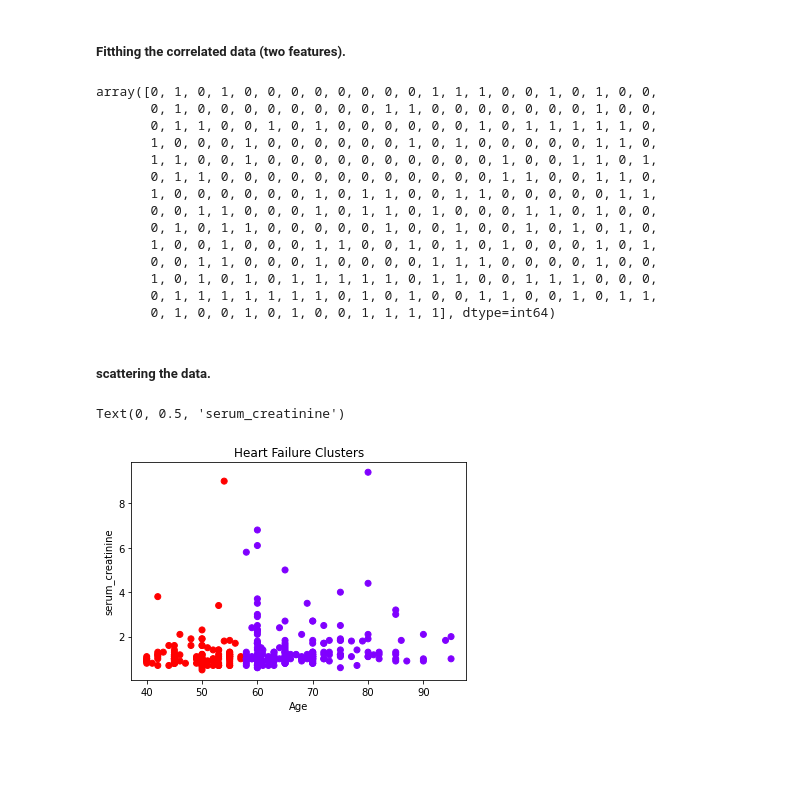
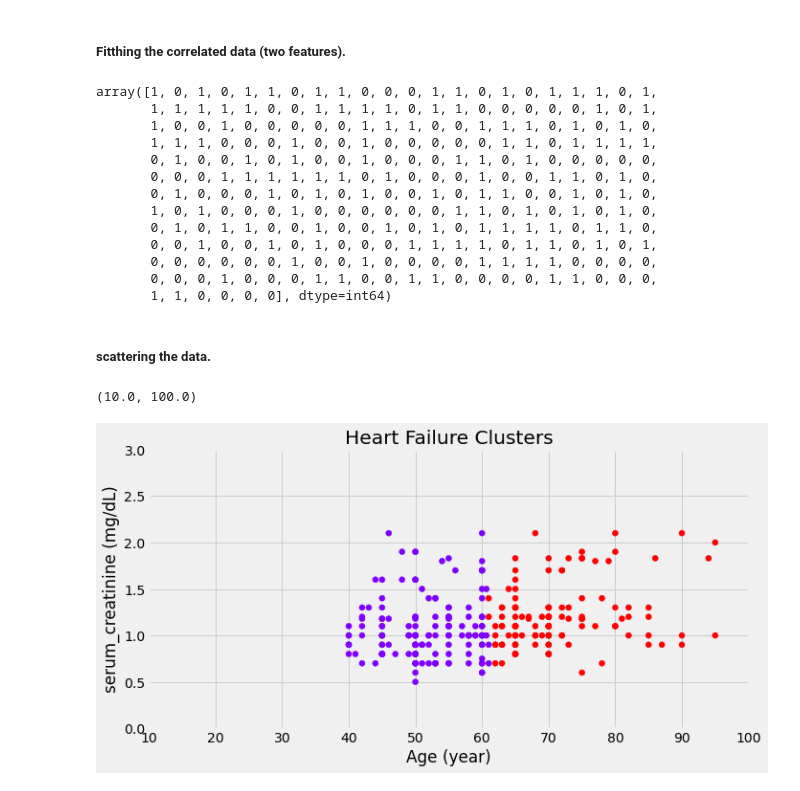
Before and after one commit to Nourhan-Adell/HeartFailure_Project, a Jupyter notebook: HeartFailure-project.ipynb, the cells around one changed output. Cells and saved outputs as stored; diff of their text form; code cells hidden in the pictures; blank space fills up the shorter version.

```diff
--- a/HeartFailure-project.ipynb
+++ b/HeartFailure-project.ipynb
@@ -37,6 +37,7 @@ import seaborn as sns
 from sklearn.cluster import AgglomerativeClustering
 from sklearn_extra.cluster import KMedoids
 import scipy.cluster.hierarchy as sch
+plt.style.use("fivethirtyeight")
 # %% [markdown]
 # Read csv file
 # %%
@@ -90,0 +127,20 @@ data.corrwith(y).plot(kind='bar', grid=True, figsize=(12, 8), title="Correlation
+# %%
+# calculation of first and third percentile
+
+Q1 = np.percentile(data['serum_creatinine'], 25,
+                   interpolation = 'midpoint')
+
+Q3 = np.percentile(data['serum_creatinine'], 75,
+                   interpolation = 'midpoint')
+IQR = Q3 - Q1
+# %%
+# Upper bound
+upper = np.where(data['serum_creatinine'] >= (Q3+1.5*IQR))
+# Lower bound
+lower = np.where(data['serum_creatinine'] <= (Q1-1.5*IQR))
+# %%
+''' Removing the Outliers '''
+data.drop(upper[0], inplace = True)
+data.drop(lower[0], inplace = True)
+
+print("New Shape: ", data.shape)
@@ -141,27 +201,29 @@ k_medoid_cluster=KMedoids(n_clusters=2,metric="manhattan",init="random")
 # %%
 k_medoid_cluster.fit_predict(correlatedData)
 # %% [output]
-array([0, 1, 0, 1, 0, 0, 0, 0, 0, 0, 0, 0, 1, 1, 1, 0, 0, 1, 0, 1, 0, 0,
-       0, 1, 0, 0, 0, 0, 0, 0, 0, 0, 1, 1, 0, 0, 0, 0, 0, 0, 0, 1, 0, 0,
-       0, 1, 1, 0, 0, 1, 0, 1, 0, 0, 0, 0, 0, 0, 1, 0, 1, 1, 1, 1, 1, 0,
-       1, 0, 0, 0, 1, 0, 0, 0, 0, 0, 0, 1, 0, 1, 0, 0, 0, 0, 0, 1, 1, 0,
-       1, 1, 0, 0, 1, 0, 0, 0, 0, 0, 0, 0, 0, 0, 0, 1, 0, 0, 1, 1, 0, 1,
-       0, 1, 1, 0, 0, 0, 0, 0, 0, 0, 0, 0, 0, 0, 0, 1, 1, 0, 0, 1, 1, 0,
-       1, 0, 0, 0, 0, 0, 0, 1, 0, 1, 1, 0, 0, 1, 1, 0, 0, 0, 0, 0, 1, 1,
-       0, 0, 1, 1, 0, 0, 0, 1, 0, 1, 1, 0, 1, 0, 0, 0, 1, 1, 0, 1, 0, 0,
-       0, 1, 0, 1, 1, 0, 0, 0, 0, 0, 1, 0, 0, 1, 0, 0, 1, 0, 1, 0, 1, 0,
-       1, 0, 0, 1, 0, 0, 0, 1, 1, 0, 0, 1, 0, 1, 0, 1, 0, 0, 0, 1, 0, 1,
-       0, 0, 1, 1, 0, 0, 0, 1, 0, 0, 0, 0, 1, 1, 1, 0, 0, 0, 0, 1, 0, 0,
-       1, 0, 1, 0, 1, 0, 1, 1, 1, 1, 1, 0, 1, 1, 0, 0, 1, 1, 1, 0, 0, 0,
-       0, 1, 1, 1, 1, 1, 1, 1, 0, 1, 0, 1, 0, 0, 1, 1, 0, 0, 1, 0, 1, 1,
-       0, 1, 0, 0, 1, 0, 1, 0, 0, 1, 1, 1, 1], dtype=int64)
+array([1, 0, 1, 0, 1, 1, 0, 1, 1, 0, 0, 0, 1, 1, 0, 1, 0, 1, 1, 1, 0, 1,
+       1, 1, 1, 1, 1, 0, 0, 1, 1, 1, 1, 0, 1, 1, 0, 0, 0, 0, 0, 1, 0, 1,
+       1, 0, 0, 1, 0, 0, 0, 0, 0, 1, 1, 1, 0, 0, 1, 1, 1, 0, 1, 0, 1, 0,
+       1, 1, 1, 0, 0, 0, 1, 0, 0, 1, 0, 0, 0, 0, 0, 1, 1, 0, 1, 1, 1, 1,
+       0, 1, 0, 0, 1, 0, 1, 0, 0, 1, 0, 0, 0, 1, 1, 0, 1, 0, 0, 0, 0, 0,
+       0, 0, 0, 1, 1, 1, 1, 1, 1, 0, 1, 0, 0, 0, 1, 0, 0, 1, 1, 0, 1, 0,
+       0, 1, 0, 0, 0, 1, 0, 1, 0, 1, 0, 0, 1, 0, 1, 1, 0, 0, 1, 0, 1, 0,
+       1, 0, 1, 0, 0, 0, 1, 0, 0, 0, 0, 0, 0, 1, 1, 0, 1, 0, 1, 0, 1, 0,
+       0, 1, 0, 1, 1, 0, 0, 1, 0, 0, 1, 0, 1, 0, 1, 1, 1, 1, 0, 1, 1, 0,
+       0, 0, 1, 0, 0, 1, 0, 1, 0, 0, 0, 1, 1, 1, 1, 0, 1, 1, 0, 1, 0, 1,
+       0, 0, 0, 0, 0, 0, 1, 0, 0, 1, 0, 0, 0, 0, 1, 1, 1, 1, 0, 0, 0, 0,
+       0, 0, 0, 1, 0, 0, 0, 1, 1, 0, 0, 1, 1, 0, 0, 0, 0, 1, 1, 0, 0, 0,
+       1, 1, 0, 0, 0, 0], dtype=int64)
 # %% [markdown]
 ##### scattering the data.
 # %%
-plt.scatter(correlatedData[:,0],correlatedData[:,1],c=k_medoid_cluster.labels_ , cmap="rainbow")
+fig = plt.figure(figsize=(10, 5))
+plt.scatter(correlatedData[:,0],correlatedData[:,1],c=k_medoid_cluster.labels_ , cmap="rainbow",)
 plt.title('Heart Failure Clusters')
-plt.xlabel('Age')
-plt.ylabel('serum_creatinine')
+plt.xlabel('Age (year)')
+plt.ylabel('serum_creatinine (mg/dL)')
+plt.ylim(0, 3)
+plt.xlim(10,100)
 # %% [output]
-Text(0, 0.5, 'serum_creatinine')
+(10.0, 100.0)
-[figure, old version]
+[figure, new version]
```
Also changed, not shown: parts of 12 cells of this notebook.
